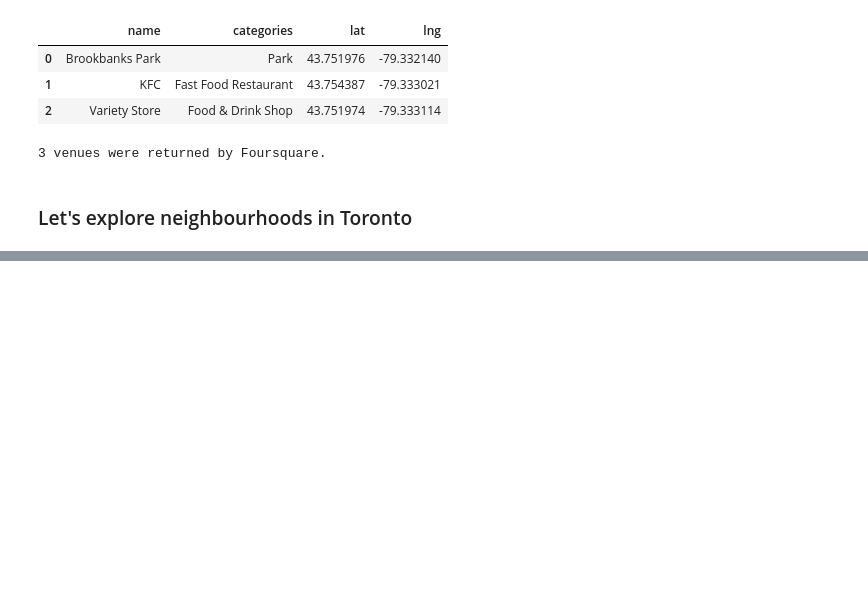
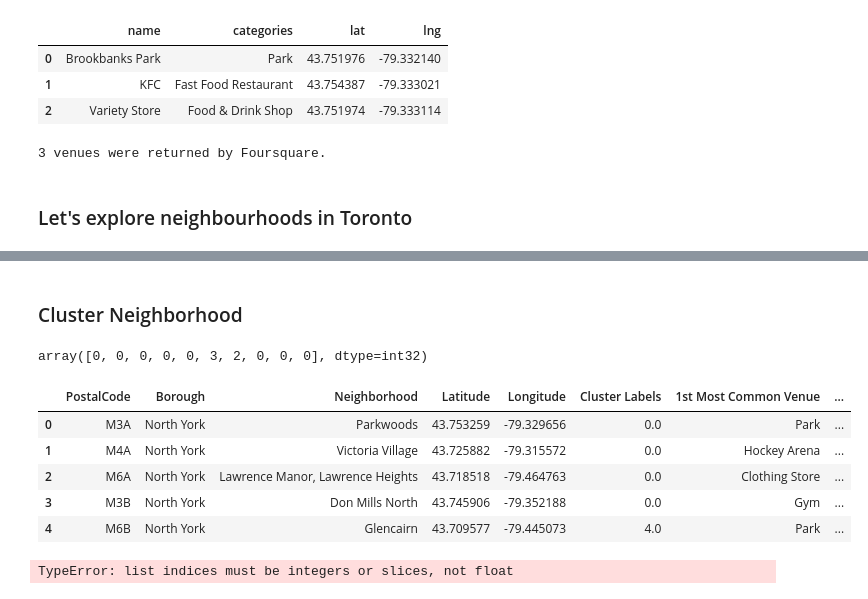
Before and after one commit to victoravalbuena/Coursera_Capstone, a Jupyter notebook: CAPSTONE Project.ipynb, the cells around one changed output, grey strips where cells are left out. Drawn from its saved outputs; the diff is of its cells as text; code cells hidden in the pictures; blank space fills up the shorter version.

```diff
--- a/CAPSTONE Project.ipynb
+++ b/CAPSTONE Project.ipynb
@@ -292,0 +480,21 @@ print('{} venues were returned by Foursquare.'.format(nearby_venues.shape[0]))
+# %%
+num_top_venues = 10
+
+indicators = ['st', 'nd', 'rd']
+
+# create columns according to number of top venues
+columns = ['Neighborhood']
+for ind in np.arange(num_top_venues):
+    try:
+        columns.append('{}{} Most Common Venue'.format(ind+1, indicators[ind]))
+    except:
+        columns.append('{}th Most Common Venue'.format(ind+1))
+
+# create a new dataframe
+neighborhoods_venues_sorted = pd.DataFrame(columns=columns)
+neighborhoods_venues_sorted['Neighborhood'] = toronto_grouped['Neighborhood']
+
+for ind in np.arange(toronto_grouped.shape[0]):
+    neighborhoods_venues_sorted.iloc[ind, 1:] = return_most_common_venues(toronto_grouped.iloc[ind, :], num_top_venues)
+
+neighborhoods_venues_sorted.head()
@@ -292,0 +508,58 @@ print('{} venues were returned by Foursquare.'.format(nearby_venues.shape[0]))
+# %% [markdown]
+### Cluster Neighborhood
+# %%
+# set number of clusters
+kclusters = 5
+
+toronto_grouped_clustering = toronto_grouped.drop('Neighborhood', 1)
+
+# run k-means clustering
+kmeans = KMeans(n_clusters=kclusters, random_state=0).fit(toronto_grouped_clustering)
+
+# check cluster labels generated for each row in the dataframe
+kmeans.labels_[0:10]
+# %% [output]
+array([0, 0, 0, 0, 0, 3, 2, 0, 0, 0], dtype=int32)
+# %%
+# add clustering labels
+neighborhoods_venues_sorted.insert(0, 'Cluster Labels', kmeans.labels_)
+
+toronto_merged = toronto_data
+
+# merge manhattan_grouped with manhattan_data to add latitude/longitude for each neighborhood
+toronto_merged = toronto_merged.join(neighborhoods_venues_sorted.set_index('Neighborhood'), on='Neighborhood')
+
+toronto_merged.head() # check the last columns!
+# %% [output]
+|  | PostalCode | Borough | Neighborhood | Latitude | Longitude | Cluster Labels | 1st Most Common Venue | ... |
+| 0 | M3A | North York | Parkwoods | 43.753259 | -79.329656 | 0.0 | Park | ... |
+| 1 | M4A | North York | Victoria Village | 43.725882 | -79.315572 | 0.0 | Hockey Arena | ... |
+| 2 | M6A | North York | Lawrence Manor, Lawrence Heights | 43.718518 | -79.464763 | 0.0 | Clothing Store | ... |
+| 3 | M3B | North York | Don Mills North | 43.745906 | -79.352188 | 0.0 | Gym | ... |
+| 4 | M6B | North York | Glencairn | 43.709577 | -79.445073 | 4.0 | Park | ... |
+# %%
+# create map
+map_clusters = folium.Map(location=[latitude, longitude], zoom_start=11)
+
+# set color scheme for the clusters
+x = np.arange(kclusters)
+ys = [i + x + (i*x)**2 for i in range(kclusters)]
+colors_array = cm.rainbow(np.linspace(0, 1, len(ys)))
+rainbow = [colors.rgb2hex(i) for i in colors_array]
+
+# add markers to the map
+markers_colors = []
+for lat, lon, poi, cluster in zip(toronto_merged['Latitude'], toronto_merged['Longitude'], toronto_merged['Neighborhood'], toronto_merged['Cluster Labels']):
+    label = folium.Popup(str(poi) + ' Cluster ' + str(cluster), parse_html=True)
+    folium.CircleMarker(
+        [lat, lon],
+        radius=5,
+        popup=label,
+        color=rainbow[cluster-1],
+        fill=True,
+        fill_color=rainbow[cluster-1],
+        fill_opacity=0.7).add_to(map_clusters)
+
+map_clusters
+# %% [output]
+TypeError: list indices must be integers or slices, not float
```
Also changed, not shown: parts of 14 cells of this notebook.
